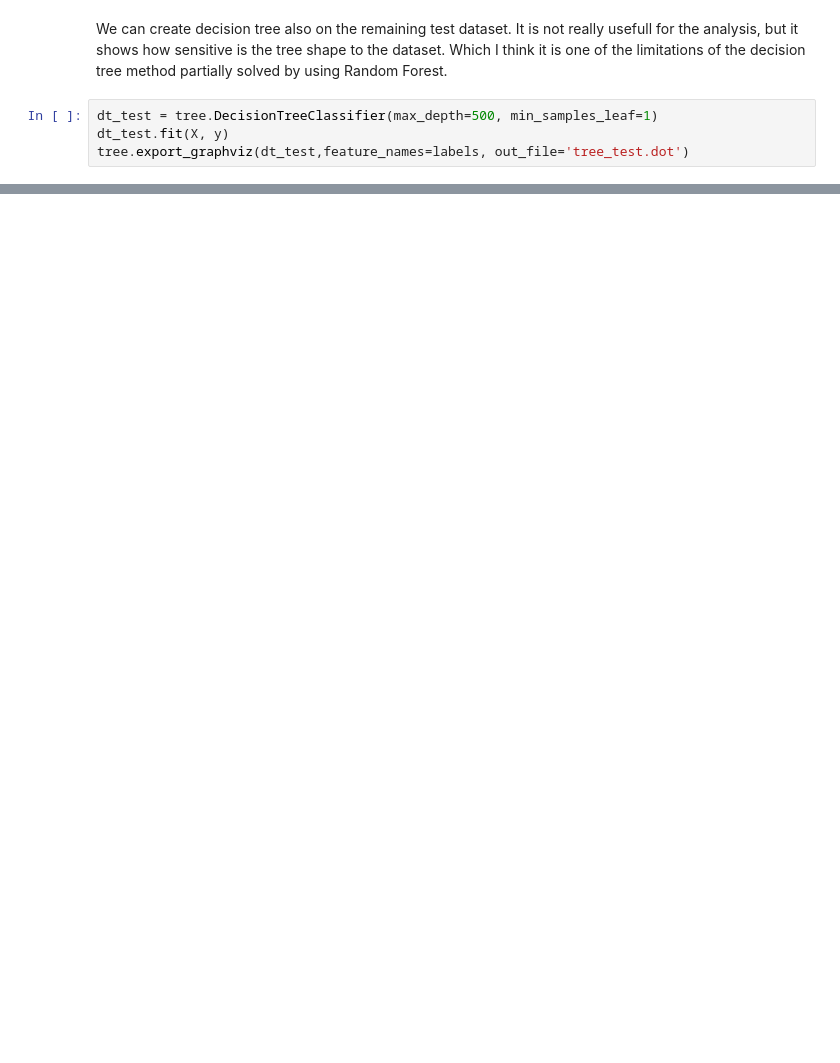
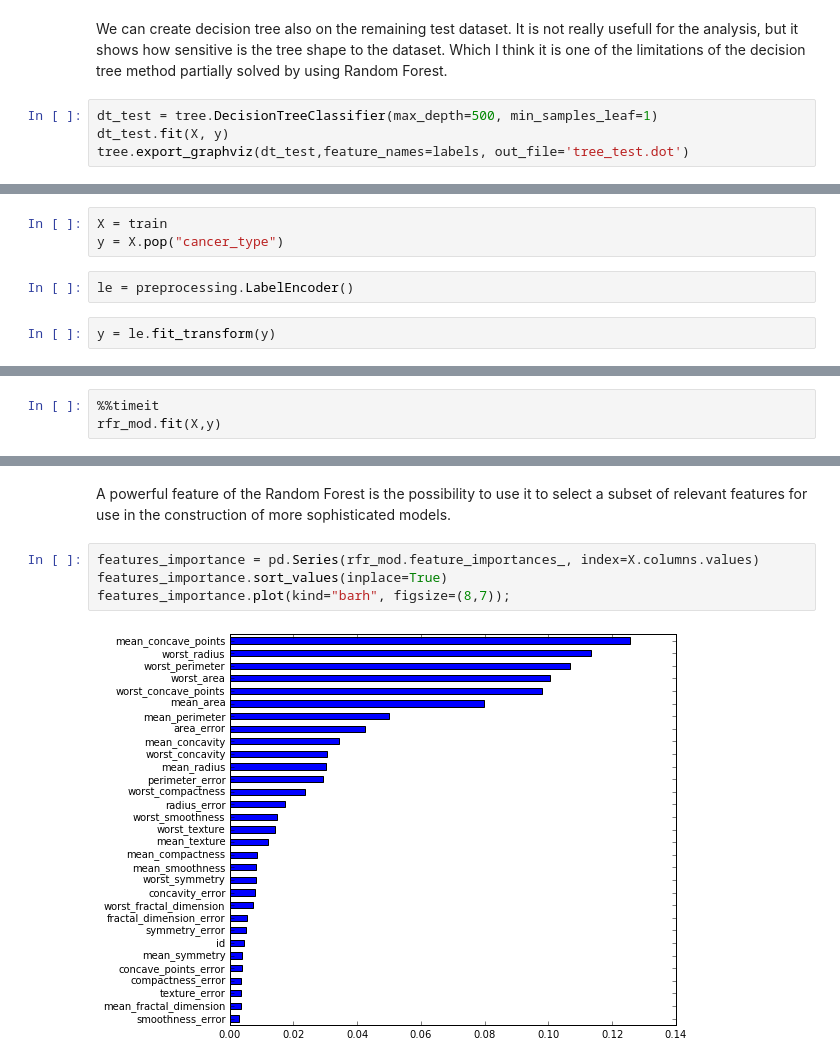
Before and after one commit to filga/ML_Sandbox, a Jupyter notebook: Breast-Cancer/Wisconsin Diagnostic Breast Cancer (WDBC).ipynb, the cells around one changed output, grey strips where cells are left out. Saved outputs shown, nothing was run; the diff lists cells and outputs as text; blank space fills up the shorter version.

Commit message:
Corrected a typo in the Bike-Sharing analysis. Added a Random Forest model to the Breast-Cancer dataset

```diff
--- a/Breast-Cancer/Wisconsin Diagnostic Breast Cancer (WDBC).ipynb
+++ b/Breast-Cancer/Wisconsin Diagnostic Breast Cancer (WDBC).ipynb
@@ -104,0 +121,7 @@ tree.export_graphviz(dt_test,feature_names=labels, out_file='tree_test.dot')
+# %%
+X = train
+y = X.pop("cancer_type")
+# %%
+le = preprocessing.LabelEncoder()
+# %%
+y = le.fit_transform(y)
@@ -104,0 +130,3 @@ tree.export_graphviz(dt_test,feature_names=labels, out_file='tree_test.dot')
+# %%
+%%timeit
+rfr_mod.fit(X,y)
@@ -104,0 +151,8 @@ tree.export_graphviz(dt_test,feature_names=labels, out_file='tree_test.dot')
+# %% [markdown]
+A powerful feature of the Random Forest is the possibility to use it to select a subset of relevant features for use in the construction of more sophisticated models.
+# %%
+features_importance = pd.Series(rfr_mod.feature_importances_, index=X.columns.values)
+features_importance.sort_values(inplace=True)
+features_importance.plot(kind="barh", figsize=(8,7));
+# %% [output]
+[figure, added]
```
Also changed, not shown: parts of 15 cells of this notebook, 3 other files.
